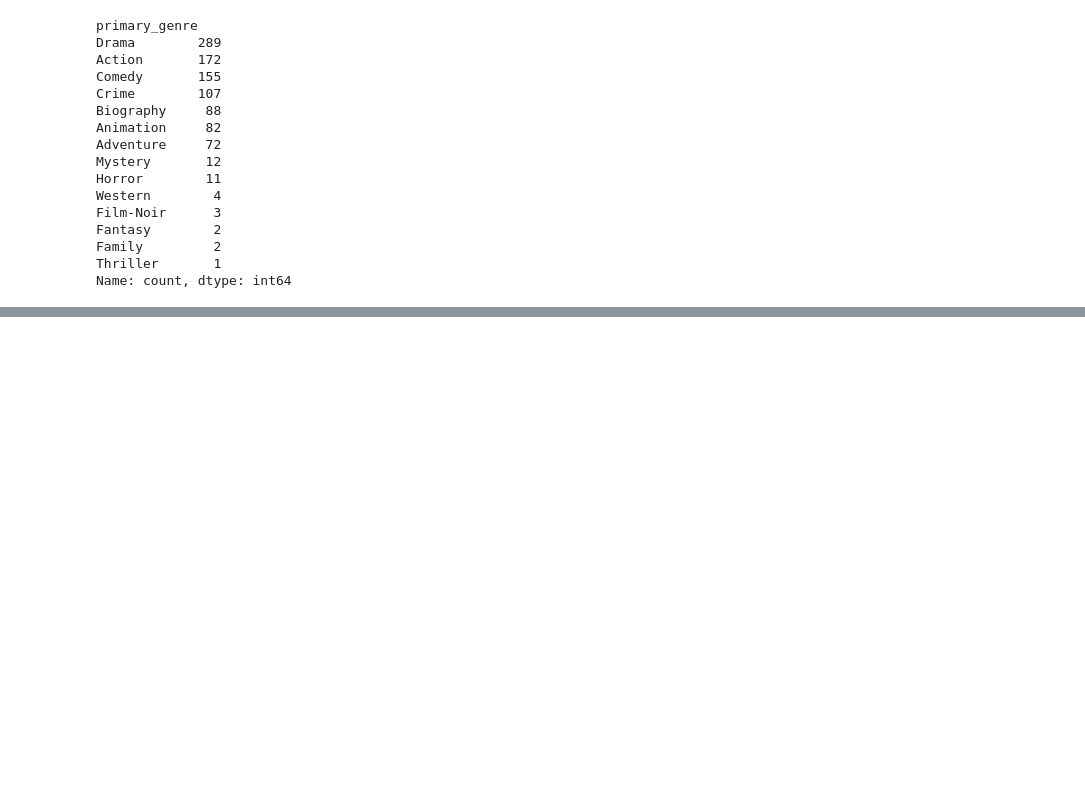
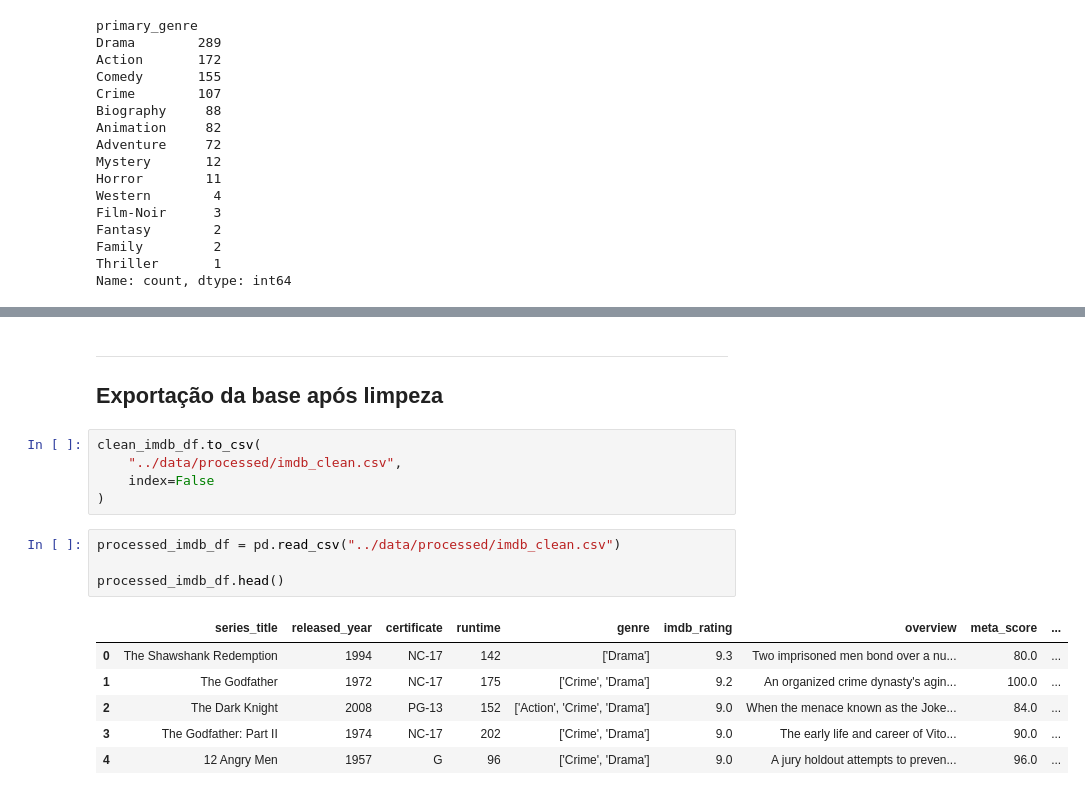
Before and after one commit to luanavitorino07/imdb-movie-analysis, a Jupyter notebook: notebooks/02_data-cleaning.ipynb, the cells around one changed output, grey strips where cells are left out. Saved outputs shown, nothing was run; the diff lists cells and outputs as text; blank space fills up the shorter version.

Commit message:
(feat): finalização da limpeza da base de dados

```diff
--- a/notebooks/02_data-cleaning.ipynb
+++ b/notebooks/02_data-cleaning.ipynb
@@ -266,0 +376,20 @@ Name: count, dtype: int64
+# %% [markdown]
+---
+
+## Exportação da base após limpeza
+# %%
+clean_imdb_df.to_csv(
+    "../data/processed/imdb_clean.csv",
+    index=False
+)
+# %%
+processed_imdb_df = pd.read_csv("../data/processed/imdb_clean.csv")
+
+processed_imdb_df.head()
+# %% [output]
+|  | series_title | released_year | certificate | runtime | genre | imdb_rating | overview | meta_score | ... |
+| 0 | The Shawshank Redemption | 1994 | NC-17 | 142 | ['Drama'] | 9.3 | Two imprisoned men bond over a nu... | 80.0 | ... |
+| 1 | The Godfather | 1972 | NC-17 | 175 | ['Crime', 'Drama'] | 9.2 | An organized crime dynasty's agin... | 100.0 | ... |
+| 2 | The Dark Knight | 2008 | PG-13 | 152 | ['Action', 'Crime', 'Drama'] | 9.0 | When the menace known as the Joke... | 84.0 | ... |
+| 3 | The Godfather: Part II | 1974 | NC-17 | 202 | ['Crime', 'Drama'] | 9.0 | The early life and career of Vito... | 90.0 | ... |
+| 4 | 12 Angry Men | 1957 | G | 96 | ['Crime', 'Drama'] | 9.0 | A jury holdout attempts to preven... | 96.0 | ... |
```
Also changed, not shown: parts of 21 cells of this notebook, 1 other file.
